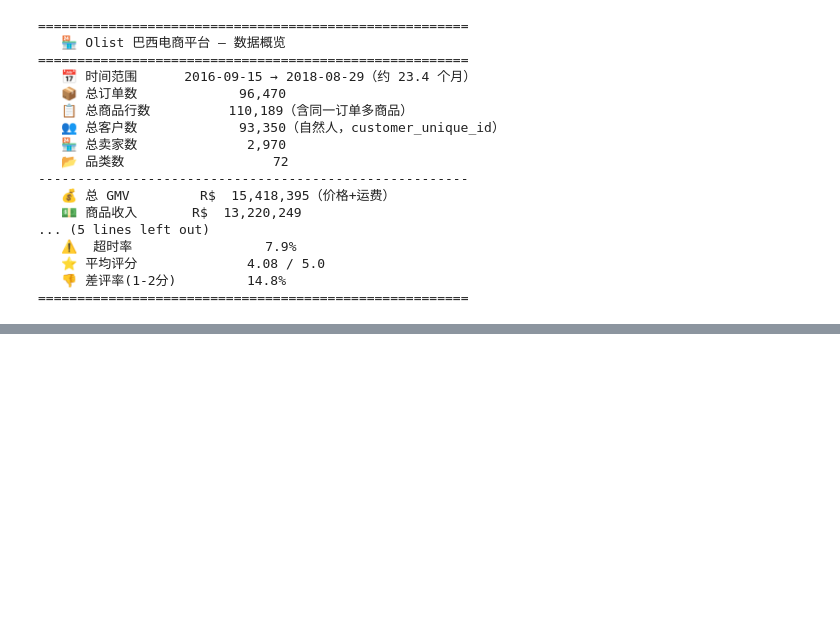
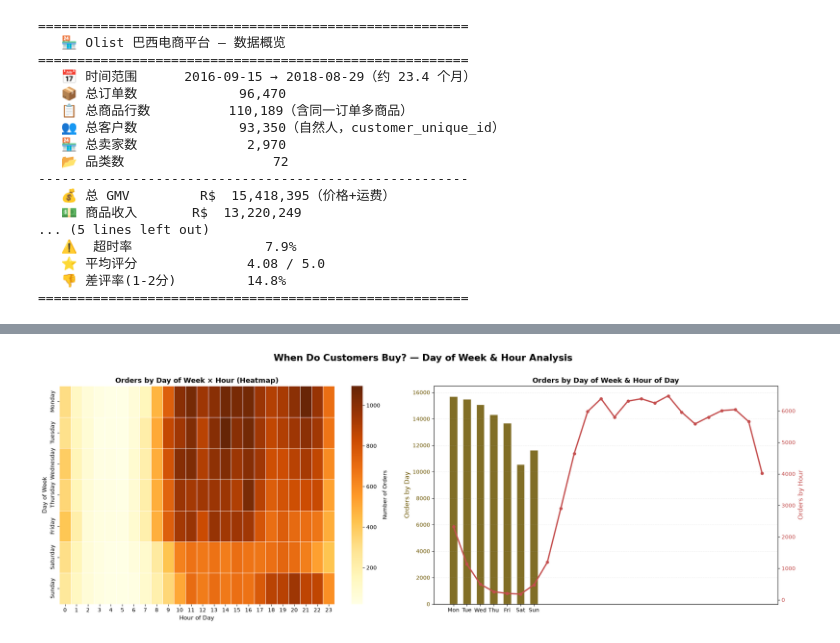
Before and after one commit to lxthappt/e-commerce-analysis, a Jupyter notebook: olist_analysis.ipynb, the cells around one changed output, grey strips where cells are left out. Cells and saved outputs as stored; diff of their text form; code cells hidden in the pictures; blank space fills up the shorter version.

```diff
--- a/olist_analysis.ipynb
+++ b/olist_analysis.ipynb
@@ -448,0 +549,69 @@ print("=" * 55)
+# %%
+# ===== Cell 16：星期 × 小时热力分布 — 什么时候下单最多？ =====
+
+# 步骤1：创建星期和小时维度
+df['day_of_week'] = df['order_purchase_timestamp'].dt.day_name()
+df['hour'] = df['order_purchase_timestamp'].dt.hour
+
+# 步骤2：星期 × 小时交叉表
+# 行 = 星期几，列 = 小时（0-23），值 = 订单数
+dow_hour = df.groupby(['day_of_week', 'hour'])['order_id'].nunique().unstack()
+
+# 步骤3：固定星期顺序（从周一到周日）
+day_order = ['Monday', 'Tuesday', 'Wednesday', 'Thursday',
+             'Friday', 'Saturday', 'Sunday']
+dow_hour = dow_hour.reindex(day_order)
+
+fig, (ax1, ax2) = plt.subplots(1, 2, figsize=(20, 7))
+fig.suptitle('When Do Customers Buy? — Day of Week & Hour Analysis',
+             fontsize=17, fontweight='bold', y=1.01)
+# --- 左图：星期 × 小时热力图 ---
+sns.heatmap(
+    dow_hour,
+    annot=False, cmap='YlOrBr',
+    linewidths=0.5, linecolor='white',
+    cbar_kws={'label': 'Number of Orders'},
+    ax=ax1
+)
+ax1.set_title('Orders by Day of Week × Hour (Heatmap)',
+              fontsize=13, fontweight='bold')
+ax1.set_xlabel('Hour of Day', fontsize=11)
+ax1.set_ylabel('Day of Week', fontsize=11)
+
+# --- 右图：星期汇总 + 小时汇总 ---
+# 星期汇总
+dow_total = df.groupby('day_of_week')['order_id'].nunique().reindex(day_order)
+# 小时汇总
+hour_total = df.groupby('hour')['order_id'].nunique()
+
+# 用两个子区域
+ax2_top = ax2
+ax2_bottom = ax2.twinx()
+
+# 星期柱状图
+bars = ax2_top.bar(range(len(dow_total)), dow_total.values,
+                   color='#6b5500', edgecolor='white', alpha=0.85, width=0.6)
+ax2_top.set_xticks(range(len(dow_total)))
+ax2_top.set_xticklabels([d[:3] for d in day_order], fontsize=10)
+ax2_top.set_ylabel('Orders by Day', fontsize=12, color='#6b5500')
+ax2_top.tick_params(axis='y', labelcolor='#6b5500')
+
+# 小时折线
+ax2_bottom.plot(range(24), hour_total.values, color='#c44e4e',
+                linewidth=2.5, marker='o', markersize=5)
+ax2_bottom.set_ylabel('Orders by Hour', fontsize=12, color='#c44e4e')
+ax2_bottom.tick_params(axis='y', labelcolor='#c44e4e')
+ax2_bottom.set_xlabel('Hour of Day (0-23)', fontsize=11)
+
+ax2_top.set_title('Orders by Day of Week & Hour of Day',
+                  fontsize=13, fontweight='bold')
+ax2_top.grid(axis='y', alpha=0.2, linestyle='--')
+
+plt.tight_layout()
+plt.show()
+# 关键发现：
+# - 工作日和周末的购买时段差异大吗？（工作日白天多 vs 周末晚间多）
+# - 峰值在几点？如果峰值在晚上 8-10 点 → 推送消息安排在晚上
+# - 如果周日低迷 → 说明巴西电商周末消费冲动不强（和国内不同）
+# %% [output]
+[figure, added]
```
Also changed, not shown: parts of 2 cells of this notebook.
